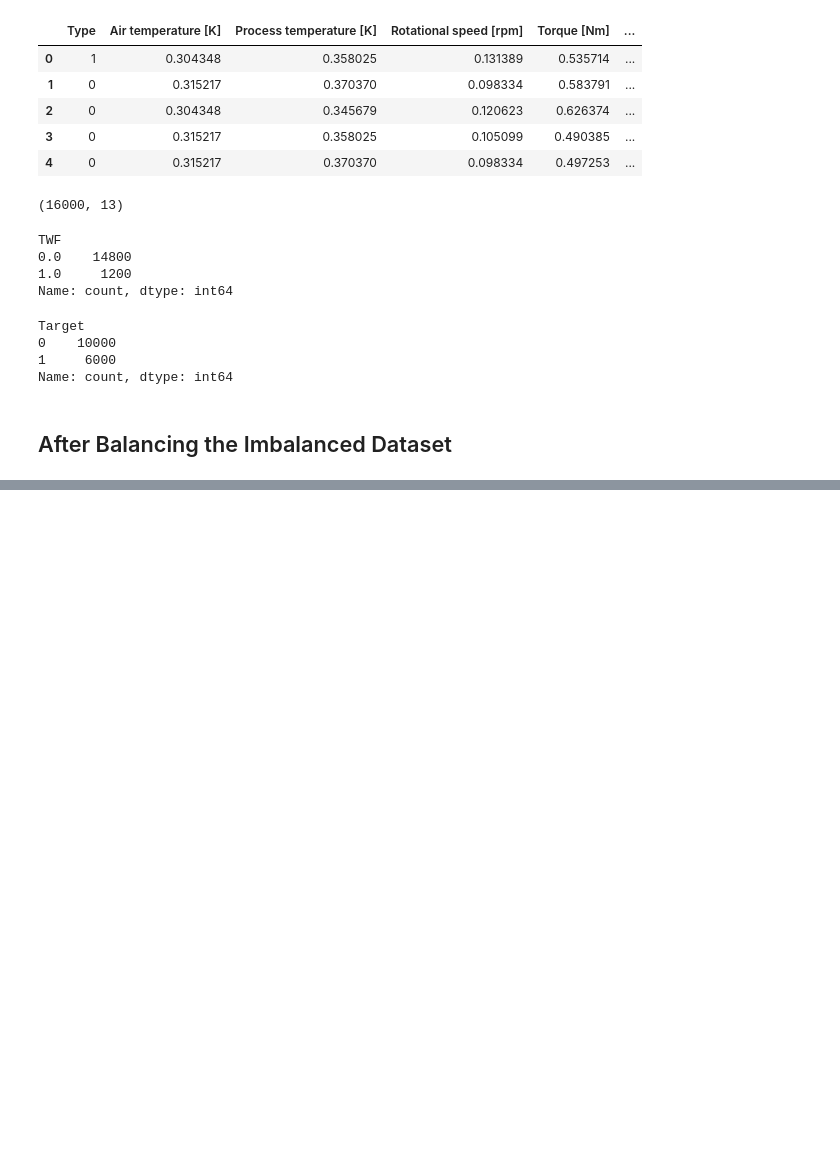
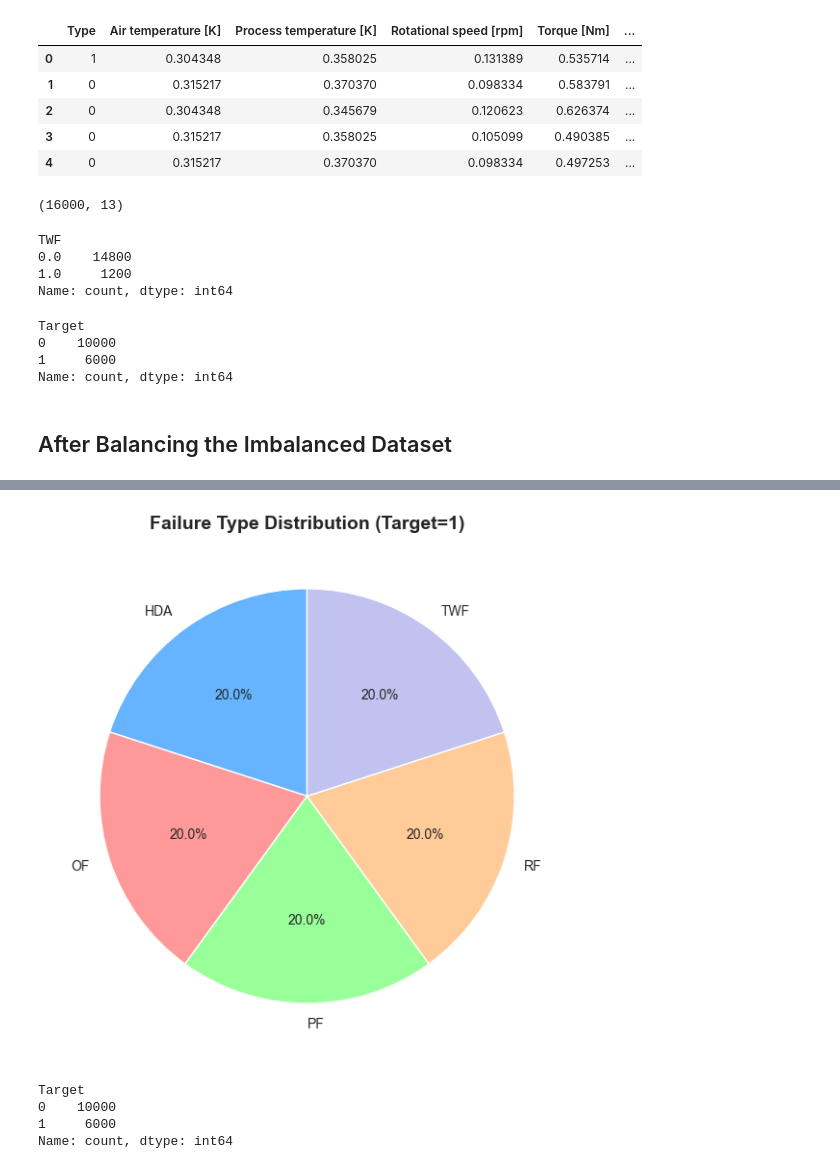
Before and after one commit to Ananddd06/PredictiveMaintenance_AIStudy, a Jupyter notebook: Notebooks/feature_engineering.ipynb, the cells around one changed output, grey strips where cells are left out. Saved outputs shown, nothing was run; the diff lists cells and outputs as text; code cells hidden in the pictures; blank space fills up the shorter version.

```diff
--- a/Notebooks/feature_engineering.ipynb
+++ b/Notebooks/feature_engineering.ipynb
@@ -353,0 +354,6 @@ for feature in num_features:
+# %%
+cols_to_int = ['NF', 'HDA', 'OF', 'PF', 'RF', 'TWF']
+data[cols_to_int] = data[cols_to_int].astype(int)
+
+# Check
+print(data[cols_to_int].dtypes)
@@ -353,0 +368,25 @@ for feature in num_features:
+# %%
+import matplotlib.pyplot as plt
+
+failure_cols = ['HDA', 'OF', 'PF', 'RF', 'TWF']
+
+# Group by Target and sum the failure type columns
+failure_grouped = data.groupby('Target')[failure_cols].sum()
+
+# Filter only Target = 1
+failure_counts = failure_grouped.loc[1]
+
+plt.figure(figsize=(7,7))
+plt.pie(failure_counts, labels=failure_counts.index, autopct='%1.1f%%', startangle=90,
+        colors=['#66b3ff','#ff9999','#99ff99','#ffcc99','#c2c2f0'])
+plt.title("Failure Type Distribution (Target=1)", fontsize=14, fontweight='bold')
+plt.show()
+# %% [output]
+[figure, added]
+# %%
+data['Target'].value_counts()
+# %% [output]
+Target
+0    10000
+1     6000
+Name: count, dtype: int64
```
Also changed, not shown: parts of 4 cells of this notebook.
